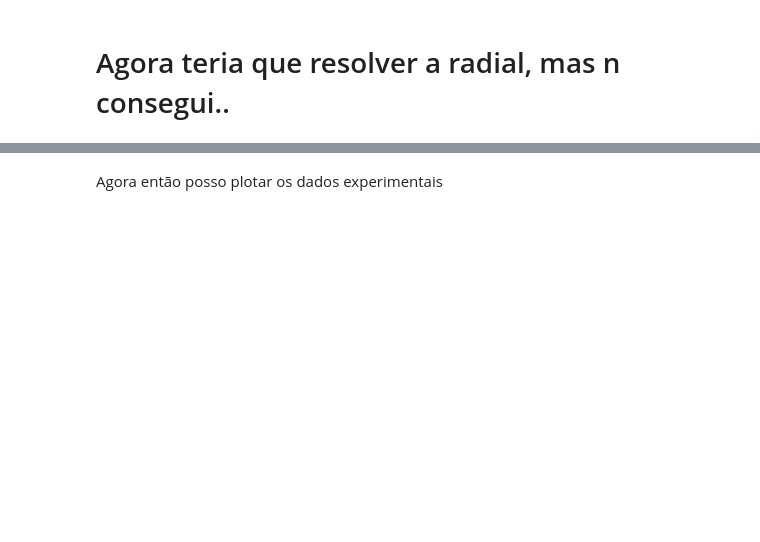
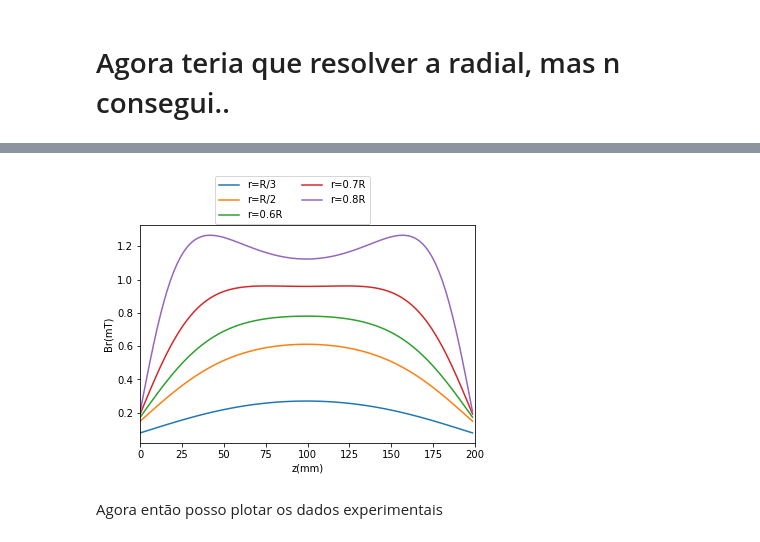
Before and after one commit to PassosSouza/LabII-Helmontz, a Jupyter notebook: Analise.ipynb, the cells around one changed output, grey strips where cells are left out. Cells and saved outputs as stored; diff of their text form; code cells hidden in the pictures; blank space fills up the shorter version.

```diff
--- a/Analise.ipynb
+++ b/Analise.ipynb
@@ -580,2 +567,82 @@ plt.show()
+# %%
+from scipy.integrate import quad
+
+#variaveis padrão
+theta = np.pi/2
+x=np.ones(100)
+x0 = np.linspace(-R/2,R/2,100)
+
+#Caso r =5 cm
+r=0.05
+u=0
+for z in x0:
+    def By(phi):
+        return N*u0*I*R*np.sin(phi)*((z+R/2)/(4*np.pi*(r**2+R**2-2*r*R*np.cos(theta-phi)+(z+R/2)**2)**(3/2))+ (R/2-z)/(4*np.pi*(r**2+R**2-2*r*R*np.cos(theta-phi)+(R/2-z)**2)**(3/2)))
+    res1, err1 = quad(By,2*np.pi,0)
+    x[u]= res1
+    u+=1
+#plotar função
+plt.plot(x0*1000+R/2*1000,-x*1000,'-',label='r=R/3')
+
+#Caso r = R/2
+r=R/2
+u=0
+for z in x0:
+    def By(phi):
+        return N*u0*I*R*np.sin(phi)*((z+R/2)/(4*np.pi*(r**2+R**2-2*r*R*np.cos(theta-phi)+(z+R/2)**2)**(3/2))+ (R/2-z)/(4*np.pi*(r**2+R**2-2*r*R*np.cos(theta-phi)+(R/2-z)**2)**(3/2)))
+    res1, err1 = quad(By,2*np.pi,0)
+    x[u]= res1
+    u+=1
+#plotar função
+plt.plot(x0*1000+R/2*1000,-x*1000,'-',label='r=R/2')
+
+
+#Caso r = 0.6R
+r=R*0.6
+u=0
+for z in x0:
+    def By(phi):
+        return N*u0*I*R*np.sin(phi)*((z+R/2)/(4*np.pi*(r**2+R**2-2*r*R*np.cos(theta-phi)+(z+R/2)**2)**(3/2))+ (R/2-z)/(4*np.pi*(r**2+R**2-2*r*R*np.cos(theta-phi)+(R/2-z)**2)**(3/2)))
+    res1, err1 = quad(By,2*np.pi,0)
+    x[u]= res1
+    u+=1
+#plotar função
+plt.plot(x0*1000+R/2*1000,-x*1000,'-',label='r=0.6R')
+
+#Caso r = 0.7R
+r=R*0.7
+u=0
+for z in x0:
+    def By(phi):
+        return N*u0*I*R*np.sin(phi)*((z+R/2)/(4*np.pi*(r**2+R**2-2*r*R*np.cos(theta-phi)+(z+R/2)**2)**(3/2))+ (R/2-z)/(4*np.pi*(r**2+R**2-2*r*R*np.cos(theta-phi)+(R/2-z)**2)**(3/2)))
+    res1, err1 = quad(By,2*np.pi,0)
+    x[u]= res1
+    u+=1
+
+#plotar função
+plt.plot(x0*1000+R/2*1000,-x*1000,'-',label='r=0.7R')
+
+#Caso r = 0.8R
+r=R*0.8
+u=0
+for z in x0:
+    def By(phi):
+        return N*u0*I*R*np.sin(phi)*((z+R/2)/(4*np.pi*(r**2+R**2-2*r*R*np.cos(theta-phi)+(z+R/2)**2)**(3/2))+ (R/2-z)/(4*np.pi*(r**2+R**2-2*r*R*np.cos(theta-phi)+(R/2-z)**2)**(3/2)))
+    res1, err1 = quad(By,2*np.pi,0)
+    x[u]= res1
+    u+=1
+#tentar arrumar pl
+
+#plotar função
+plt.plot(x0*1000+R/2*1000,-x*1000,'-',label='r=0.8R')
+
+
+plt.xlim([0,200])
+plt.ylabel('Br(mT)')
+plt.xlabel('z(mm)')
+plt.legend(bbox_to_anchor =(0.7, 1.25), ncol = 2)
+plt.show()
+# %% [output]
+[figure, added]
 # %% [markdown]
 Agora então posso plotar os dados experimentais
```
Also changed, not shown: parts of 38 cells of this notebook.
